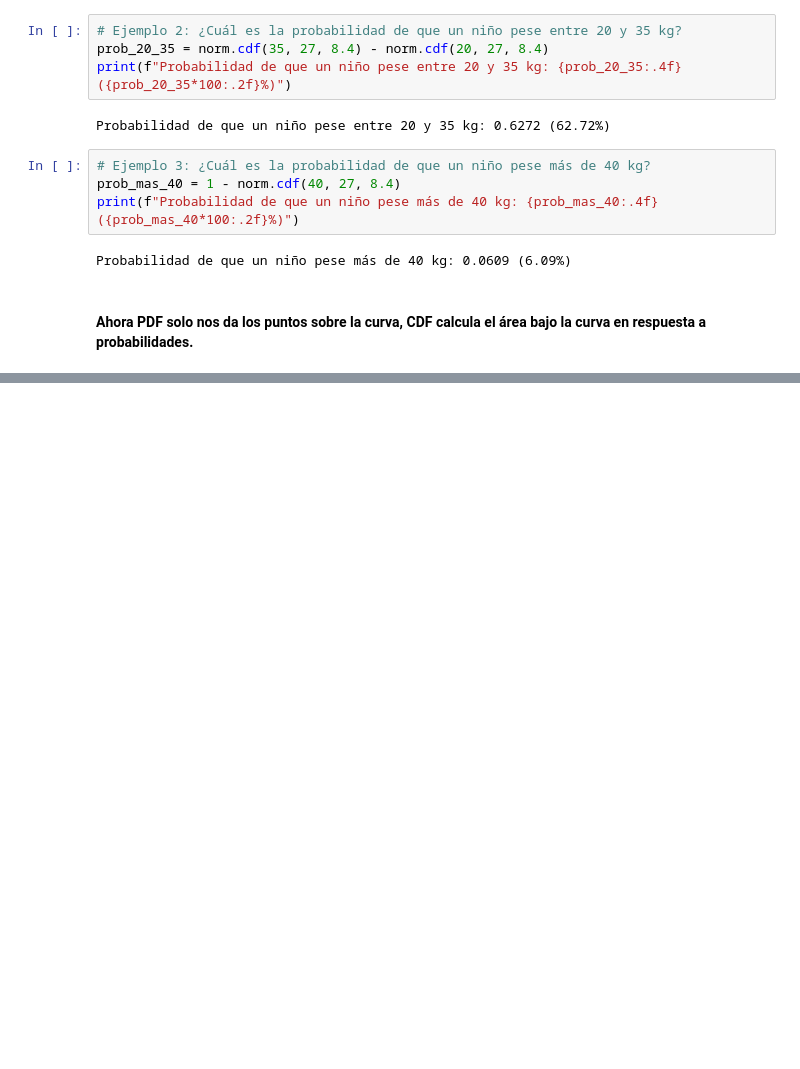
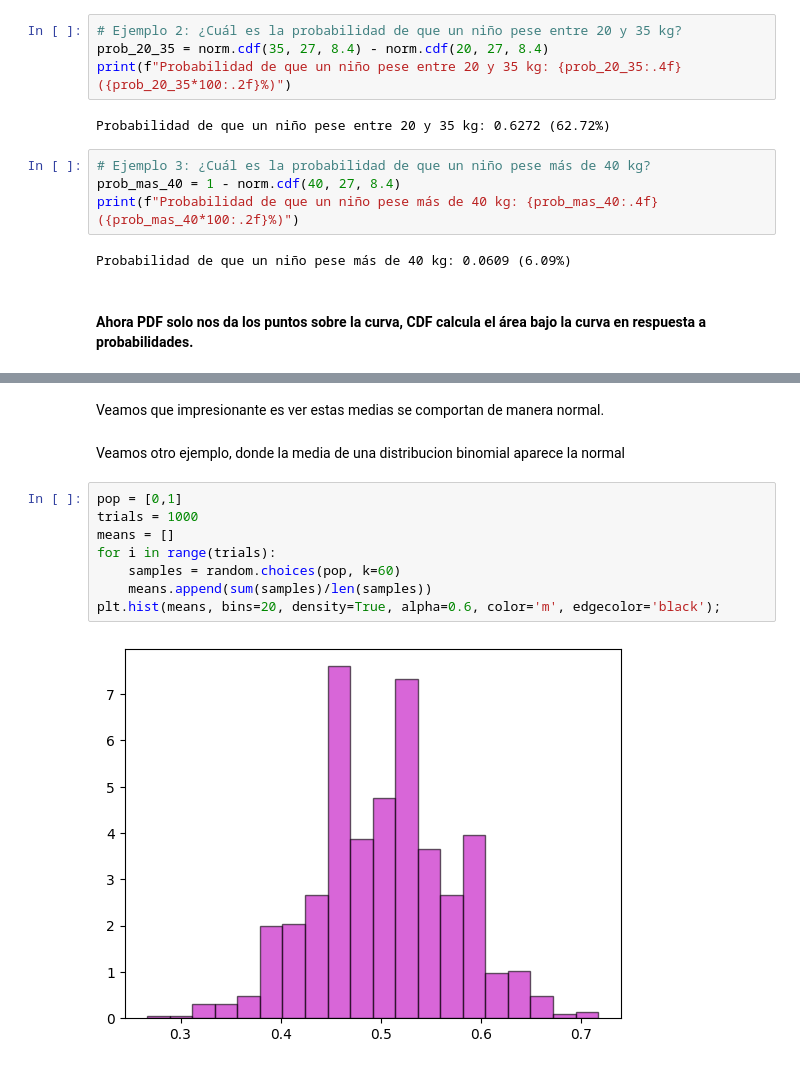
Before and after one commit to ML-CU/Proyectos-Python, a Jupyter notebook: Estadística/Normal Distribution/Normal _Distribution.ipynb, the cells around one changed output, grey strips where cells are left out. Cells and saved outputs as stored; diff of their text form; blank space fills up the shorter version.

```diff
--- a/Estadística/Normal Distribution/Normal _Distribution.ipynb
+++ b/Estadística/Normal Distribution/Normal _Distribution.ipynb
@@ -233,0 +261,14 @@ Probabilidad de que un niño pese más de 40 kg: 0.0609 (6.09%)
+# %% [markdown]
+Veamos que impresionante es ver estas medias se comportan de manera normal.
+# %% [markdown]
+Veamos otro ejemplo, donde la media de una distribucion binomial aparece la normal
+# %%
+pop = [0,1]
+trials = 1000
+means = []
+for i in range(trials):
+    samples = random.choices(pop, k=60)
+    means.append(sum(samples)/len(samples))
+plt.hist(means, bins=20, density=True, alpha=0.6, color='m', edgecolor='black');
+# %% [output]
+[figure, added]
```
Also changed, not shown: parts of 11 cells of this notebook.
